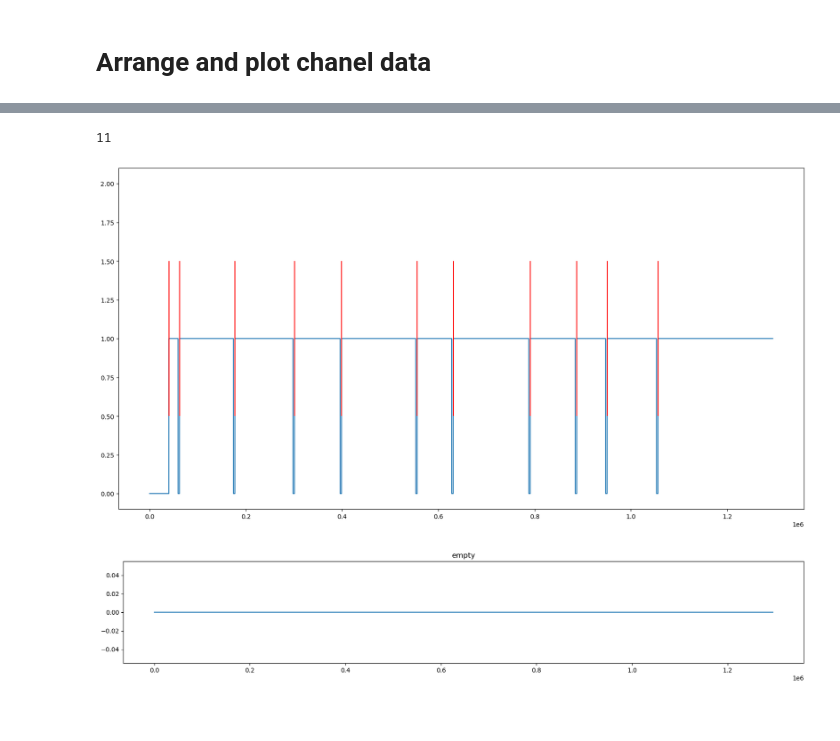
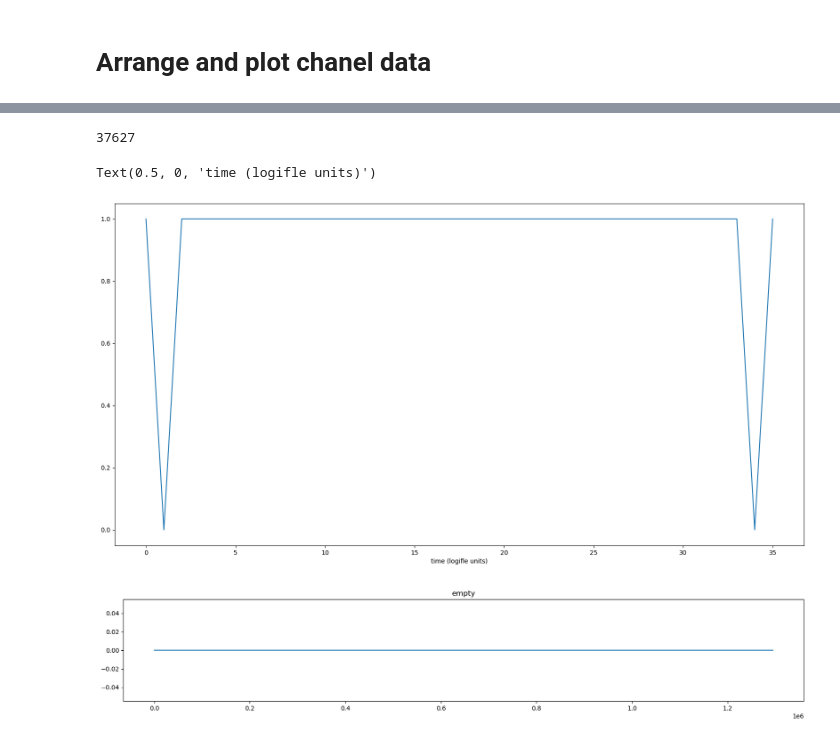
Before and after one commit to NeuroNetMem/pipeline_2p, a Jupyter notebook: logreader/logfile_check.ipynb, the cells around one changed output, grey strips where cells are left out. Cells and saved outputs as stored; diff of their text form; code cells hidden in the pictures; blank space fills up the shorter version.

```diff
--- a/logreader/logfile_check.ipynb
+++ b/logreader/logfile_check.ipynb
@@ -74,15 +74,18 @@ digital_scan_signal = digital_in[:,6]
 log_times = decoded_log['startTS']
 #sync_times = lr.compute_sync_times(digital_scan_signal,log_times,frames)
 # %%
-channel = 7
+channel = 6
 plt.figure(figsize=(20,10))
-plt.plot(digital_in[:,channel])
-onsets = lr.compute_onsets(digital_in[:,channel])
-plt.eventplot(onsets,color='r')
+plt.plot(digital_in[34004:34040,channel])
+#onsets = lr.compute_onsets(digital_in[:,channel])
+#plt.eventplot(onsets,color='r')
 print(len(onsets))
+plt.xlabel('time (logifle units)')
+#plt.title(f'Average time on {np.mean(digital_in[34000:34010,channel]):.3f}')
 # %% [output]
-11
+37627
+Text(0.5, 0, 'time (logifle units)')
-[figure, old version]
+[figure, new version]
 # %%
 # plot all channels
 for i,l in enumerate(labels_in):
```
Also changed, not shown: parts of 1 cell of this notebook, 5 other files.
